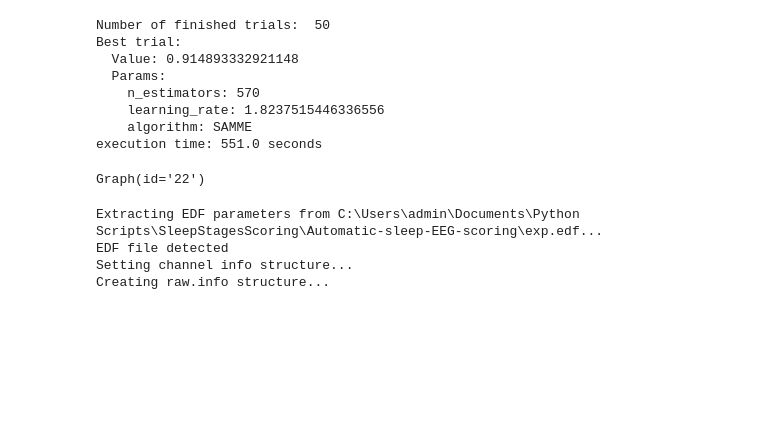
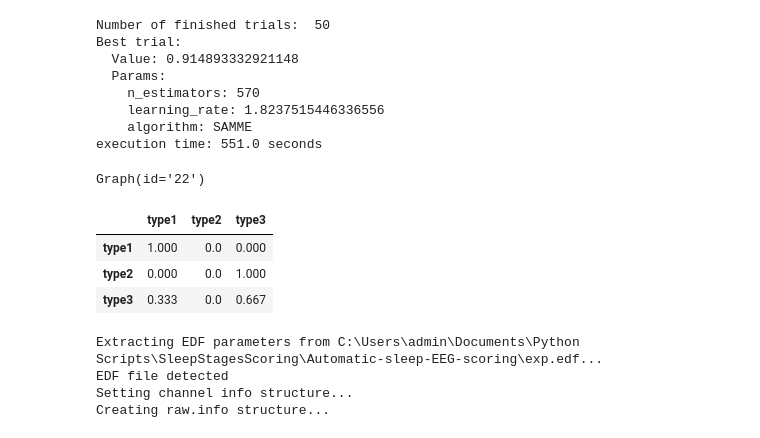
Before and after one commit to NimaMojtahedi/Automatic-sleep-EEG-scoring, a Jupyter notebook: notebook.ipynb, the cells around one changed output. Drawn from its saved outputs; the diff is of its cells as text; code cells hidden in the pictures; blank space fills up the shorter version.

```diff
--- a/notebook.ipynb
+++ b/notebook.ipynb
@@ -345,4 +338,0 @@ import dash as html
-# %%
-dcc.Graph(id = '22')
-# %% [output]
-Graph(id='22')
@@ -348,0 +345,4 @@ Graph(id='22')
+# %%
+dcc.Graph(id = '22')
+# %% [output]
+Graph(id='22')
@@ -349,3 +351,16 @@ Graph(id='22')
+# %%
+y_true = [2, 0, 2, 2, 0, 1]
+y_pred = [0, 0, 2, 2, 0, 2]
+cm = confusion_matrix(y_true, y_pred, normalize = 'true')
+class_names = ['type1', 'type2', 'type3']
+# %%
+df = pd.DataFrame(np.round(cm,3), columns = class_names, index = class_names)
+df
+# %% [output]
+|  | type1 | type2 | type3 |
+| type1 | 1.000 | 0.0 | 0.000 |
+| type2 | 0.000 | 0.0 | 1.000 |
+| type3 | 0.333 | 0.0 | 0.667 |
 # %%
 import mne
 %config Completer.use_jedi = False
```
Also changed, not shown: parts of 3 cells of this notebook, 1 other file.
